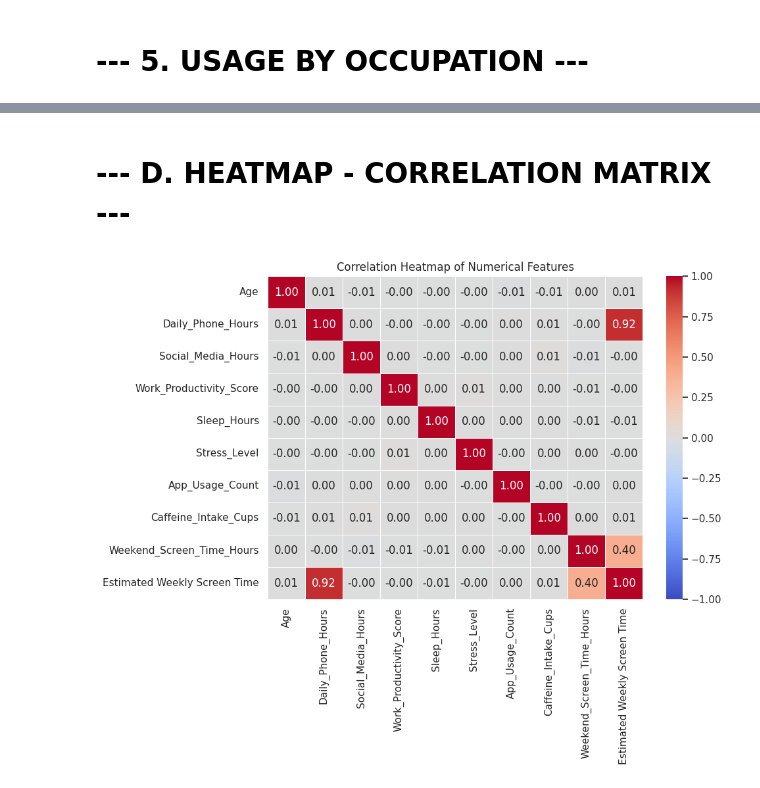
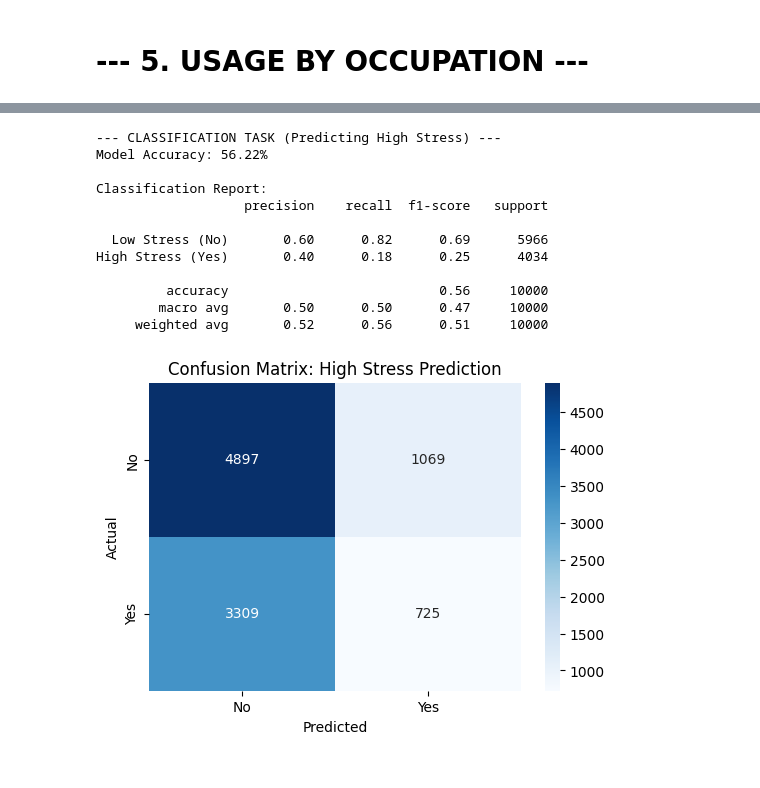
Before and after one commit to Suraj-0228/Python_Project, a Jupyter notebook: socialmedia_analyze.ipynb, the cells around one changed output, grey strips where cells are left out. Saved outputs shown, nothing was run; the diff lists cells and outputs as text; code cells hidden in the pictures.

```diff
--- a/socialmedia_analyze.ipynb
+++ b/socialmedia_analyze.ipynb
@@ -7,7 +14,3 @@ import warnings
 warnings.filterwarnings('ignore')
 # %% [markdown]
 # --- 1. UPLOAD AND LOAD DATASET ---
-# %%
-# 1. UPLOAD AND LOAD DATASET
-df = pd.read_csv('socialmedia_data.csv')
-print('Dataset loaded successfully.')
@@ -15,0 +17,12 @@ Dataset loaded successfully.
+# %%
+# --- 1. LOAD DATA ---
+file_path = 'socialmedia_data.csv'
+if os.path.exists(file_path):
+    df = pd.read_csv(file_path)
+    print('Dataset Loaded Successfully.\n')
+else:
+    print(f"Error: '{file_path}' not found.")
+    print("Please, Upload the CSV file to your Colab Workspace using the Panel on the Left!!")
+    # Stop execution if file isn't found
+    import sys
+    sys.exit()
@@ -171,13 +222,44 @@ plt.show()
-# %% [markdown]
-# --- D. HEATMAP - CORRELATION MATRIX ---
-# %%
-numeric_df = df.select_dtypes(include=['number'])
-corr_matrix = numeric_df.corr()
-plt.figure(figsize=(10, 8))
-sns.heatmap(corr_matrix, annot=True, cmap='coolwarm', fmt=".2f", linewidths=0.5, vmin=-1, vmax=1)
-plt.title('Correlation Heatmap of Numerical Features')
-plt.tight_layout()
-plt.savefig('viz4_correlation_heatmap.png')
-plt.show()
-# %% [output]
-[figure, removed]
+# %%
+print('\n--- CLASSIFICATION TASK (Predicting High Stress) ---')
+clf_data = df.copy()
+
+clf_data['Gender'] = le.fit_transform(clf_data['Gender'])
+clf_data['Occupation'] = le.fit_transform(clf_data['Occupation'])
+clf_data['Device_Type'] = le.fit_transform(clf_data['Device_Type'])
+clf_data['High Stress Label'] = le.fit_transform(clf_data['High Stress']) # No -> 0, Yes -> 1
+
+features_clf = ['Age', 'Gender', 'Occupation', 'Daily_Phone_Hours', 'Social_Media_Hours', 'Sleep_Hours']
+X_clf = clf_data[features_clf]
+y_clf = clf_data['High Stress Label']
+
+X_train_c, X_test_c, y_train_c, y_test_c = train_test_split(X_clf, y_clf, test_size=0.2, random_state=42)
+
+model_clf = RandomForestClassifier(n_estimators=100, random_state=42)
+model_clf.fit(X_train_c, y_train_c)
+
+y_pred_c = model_clf.predict(X_test_c)
+print(f'Model Accuracy: {round(accuracy_score(y_test_c, y_pred_c) * 100, 2)}%')
+print('\nClassification Report:')
+print(classification_report(y_test_c, y_pred_c, target_names=['Low Stress (No)', 'High Stress (Yes)']))
+
+cm = confusion_matrix(y_test_c, y_pred_c)
+plt.figure(figsize=(6, 4))
+sns.heatmap(cm, annot=True, fmt='d', cmap='Blues', xticklabels=['No', 'Yes'], yticklabels=['No', 'Yes'])
+plt.title('Confusion Matrix: High Stress Prediction')
+plt.xlabel('Predicted')
+plt.ylabel('Actual')
+plt.show()
+# %% [output]
+--- CLASSIFICATION TASK (Predicting High Stress) ---
+Model Accuracy: 56.22%
+
+Classification Report:
+                   precision    recall  f1-score   support
+
+  Low Stress (No)       0.60      0.82      0.69      5966
+High Stress (Yes)       0.40      0.18      0.25      4034
+
+         accuracy                           0.56     10000
+        macro avg       0.50      0.50      0.47     10000
+     weighted avg       0.52      0.56      0.51     10000
+[figure, added]
```
Also changed, not shown: parts of 28 cells of this notebook, 6 other files.
